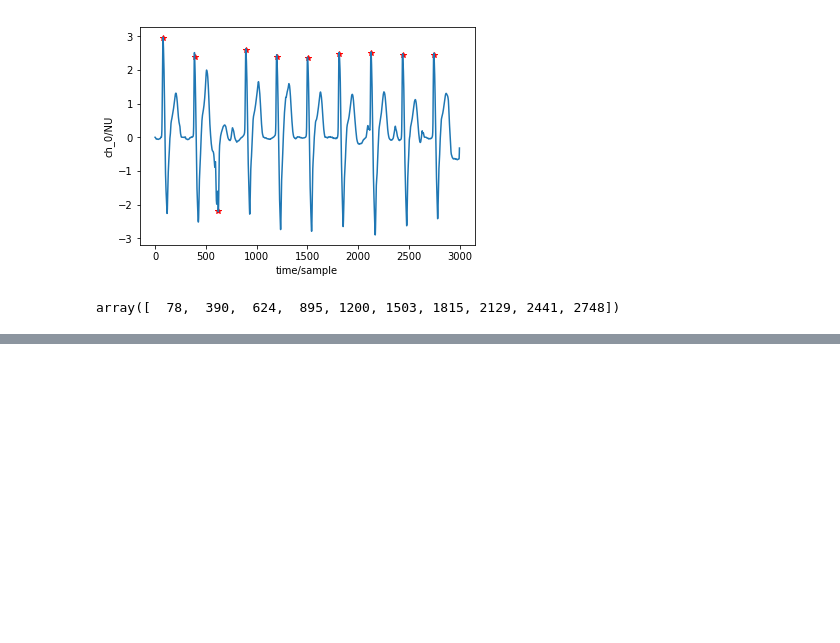
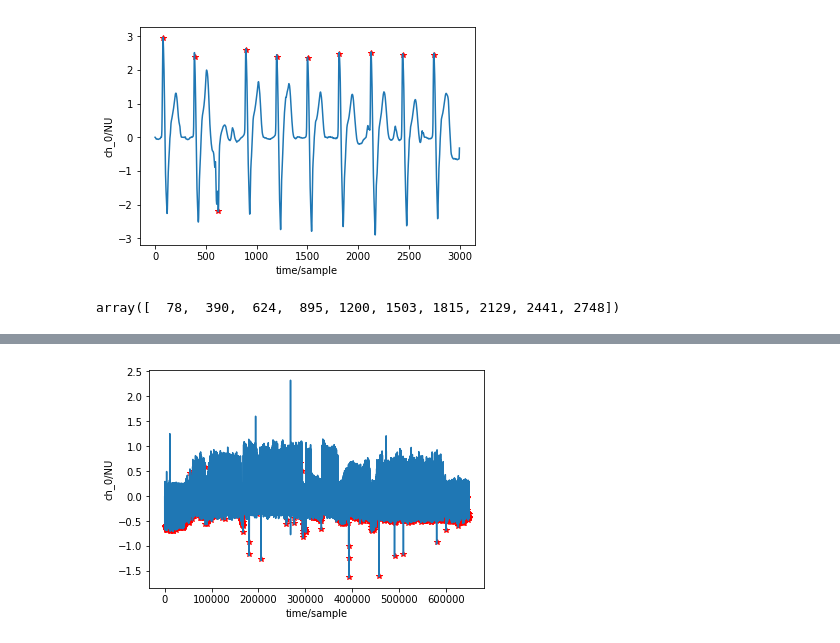
Before and after one commit to nimch681/ECGdataAnalysis, a Jupyter notebook: Q and S peaks algorithm detection.ipynb, the cells around one changed output, grey strips where cells are left out. Saved outputs shown, nothing was run; the diff lists cells and outputs as text; code cells hidden in the pictures; blank space fills up the shorter version.

```diff
--- a/Q and S peaks algorithm detection.ipynb
+++ b/Q and S peaks algorithm detection.ipynb
@@ -433,0 +468,44 @@ wfdb.plot_items(signal=mit105_sub,ann_samp=[s_points])
+# %%
+def find_Q_point(signal,time, time_limit, R_peaks,limit=50):
+    num_peak = len(R_peaks)
+    Q_points = []
+    for i in range(num_peak):
+        #print(i)
+        r_peak = R_peaks[i]
+        point = r_peak
+        if point-1 >= len(signal):
+            print("here", str(i))
+
+            break
+
+        if(signal[point] >= 0 ):
+            while point >= R_peaks[i] - limit and signal[point] >= signal[point - 1] or abs(time[r_peak]-time[point]) <= time_limit:
+                point -= 1
+                print(str(abs(time[r_peak]-time[point])), " ", + time_limit, point, signal[point] >= signal[point - 1], abs(time[r_peak]-time[point]) <= time_limit )
+                if point >= len(signal):
+                    #print("here")
+                    break
+        else:
+
+            while point >= R_peaks[i] - limit and abs(signal[point]) >= abs(signal[point - 1]) or abs(time[r_peak]-time[point]) <= time_limit:
+                point -= 1
+                print(str(abs(time[r_peak]-time[point])), " ", + time_limit, point, abs(signal[point]) >= abs(signal[point - 1]), abs(time[r_peak]-time[point]) <= time_limit)
+                if point <= len(signal):
+                    #print("here")
+                    break
+
+        Q_points.append(point)
+        print(point)
+
+    return np.asarray(Q_points)
+# %%
+mit108 = mitdb.patient_records[8]
+mit108_sub = mit108.filtered_MLII
+
+r_peaks,original = np.asarray(r_peak_detector(mit108_sub,mit108.annotations,indexes))
+
+Q_points = find_Q_point(mit108_sub,mit108.time,0.01,r_peaks)
+
+wfdb.plot_items(signal=mit108_sub,ann_samp=[Q_points])
+# %% [output]
+[figure, added]
```
Also changed, not shown: parts of 30 cells of this notebook, 3 other files.
